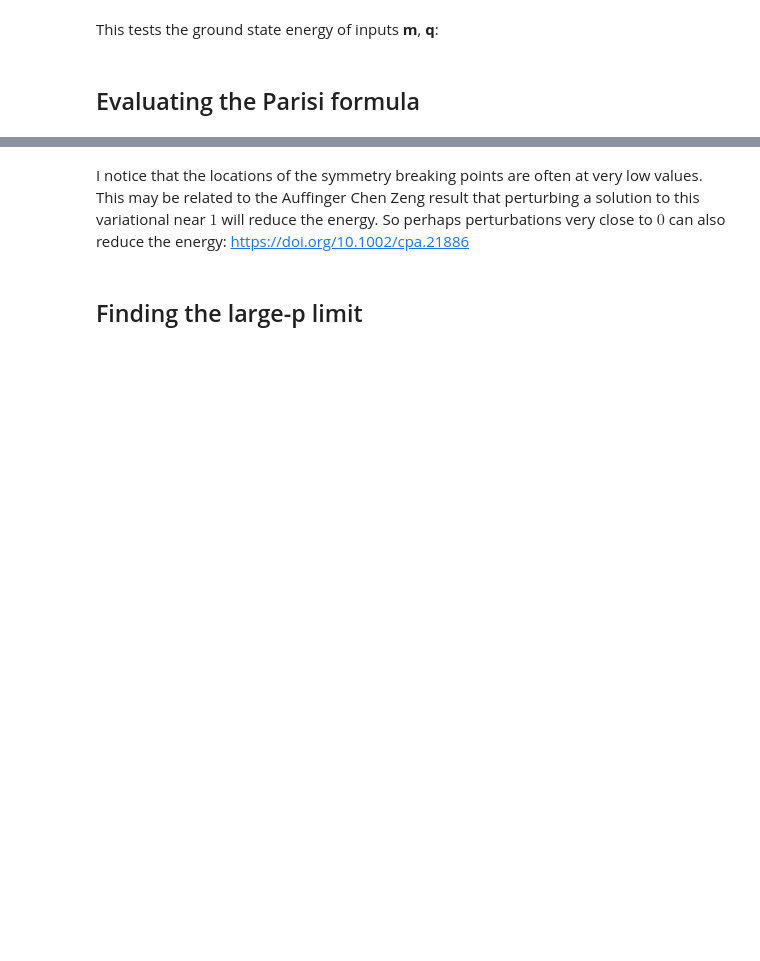
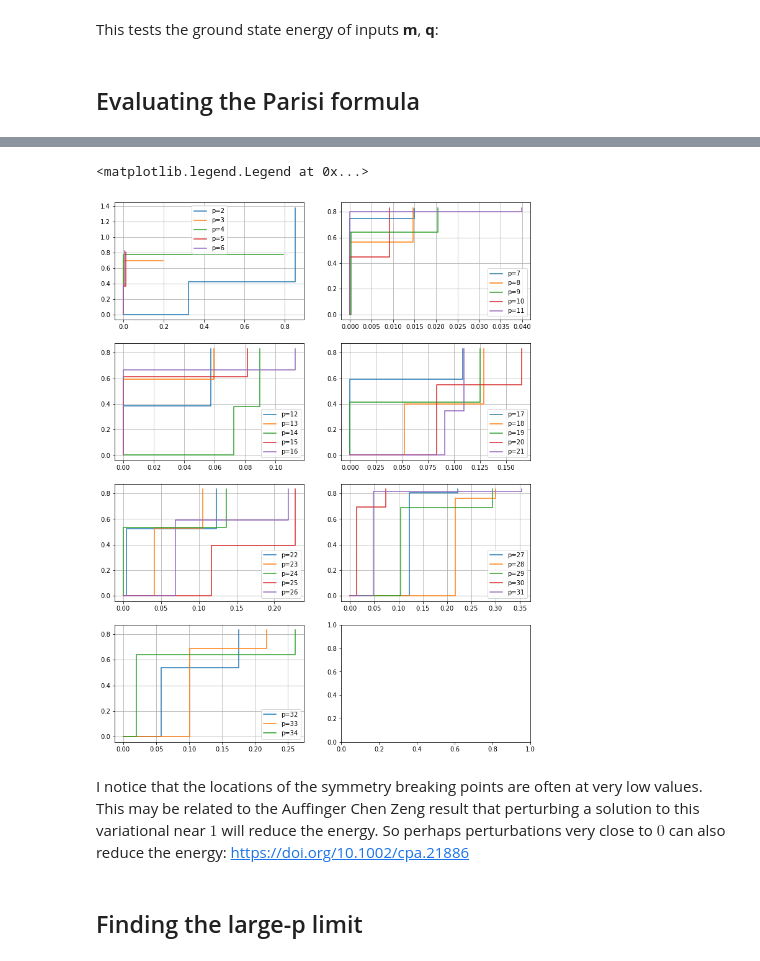
Before and after one commit to marwahaha/QuAIL-2021, a Jupyter notebook: parisi.ipynb, the cells around one changed output, grey strips where cells are left out. Saved outputs shown, nothing was run; the diff lists cells and outputs as text; code cells hidden in the pictures; blank space fills up the shorter version.

```diff
--- a/parisi.ipynb
+++ b/parisi.ipynb
@@ -37,5 +43,5 @@ global k, xi, xiprime, xiprimeprime, grid, INPS, PDF_INPS
 # %%
-def a(qs, l):
+def a(qs, l, xiprime):
     return (xiprime(qs[l+1]) - xiprime(qs[l]))**0.5
 # %% [markdown]
 Let $\Psi_{k+1}(x) = abs(x)$.
@@ -59,7 +67,7 @@ def psi0(qs, ms):
 # %% [markdown]
 The penalty term in the operator is $0.5 \int_0^1 f(t)  t \xi^{''}(t) dt = 0.5 \sum_{i=0}^k \int_{q_i}^{q_{i+1}} m_i t \xi^{''}(t) dt$
 # %%
-def penalty(qs, ms):
+def penalty(qs, ms, xiprimeprime, k):
     out = 0
     for i in range(k+1):
         integral = quad(lambda t: t * xiprimeprime(t), qs[i], qs[i+1])[0]
@@ -159,3 +148,23 @@ p: 34 1.6651092223113686
+# %%
+num_vert_plots = int(np.ceil(len(ps)/10))
+fig, axs = plt.subplots(num_vert_plots, 2, figsize=(12, 4*num_vert_plots))
+
+for idx in range(len(r)):
+    P = ps[idx]
+    if idx % 5 == 0:
+        ax = axs[idx // 10, (idx % 10)//5]
+        ax.grid()
+
+    qs = np.array([0,*[sum(r[idx]['x'][:k][:i+1]) for i in range(k)]])
+    ms = np.array([0,*[sum(r[idx]['x'][k:][:i+1]) for i in range(k)]])
+    ax.step(qs, ms, where='post', label="p=" + str(P))
+    if idx % 5 == 4:
+        ax.legend()
+
+ax.legend()
+# %% [output]
+<matplotlib.legend.Legend at 0x...>
+[figure, added]
 # %% [markdown]
 I notice that the locations of the symmetry breaking points are often at very low values.  This may be related to the Auffinger Chen Zeng result that perturbing a solution to this variational near $1$ will reduce the energy. So perhaps perturbations very close to $0$ can also reduce the energy: https://doi.org/10.1002/cpa.21886
 # %% [markdown]
```
Also changed, not shown: parts of 28 cells of this notebook.
